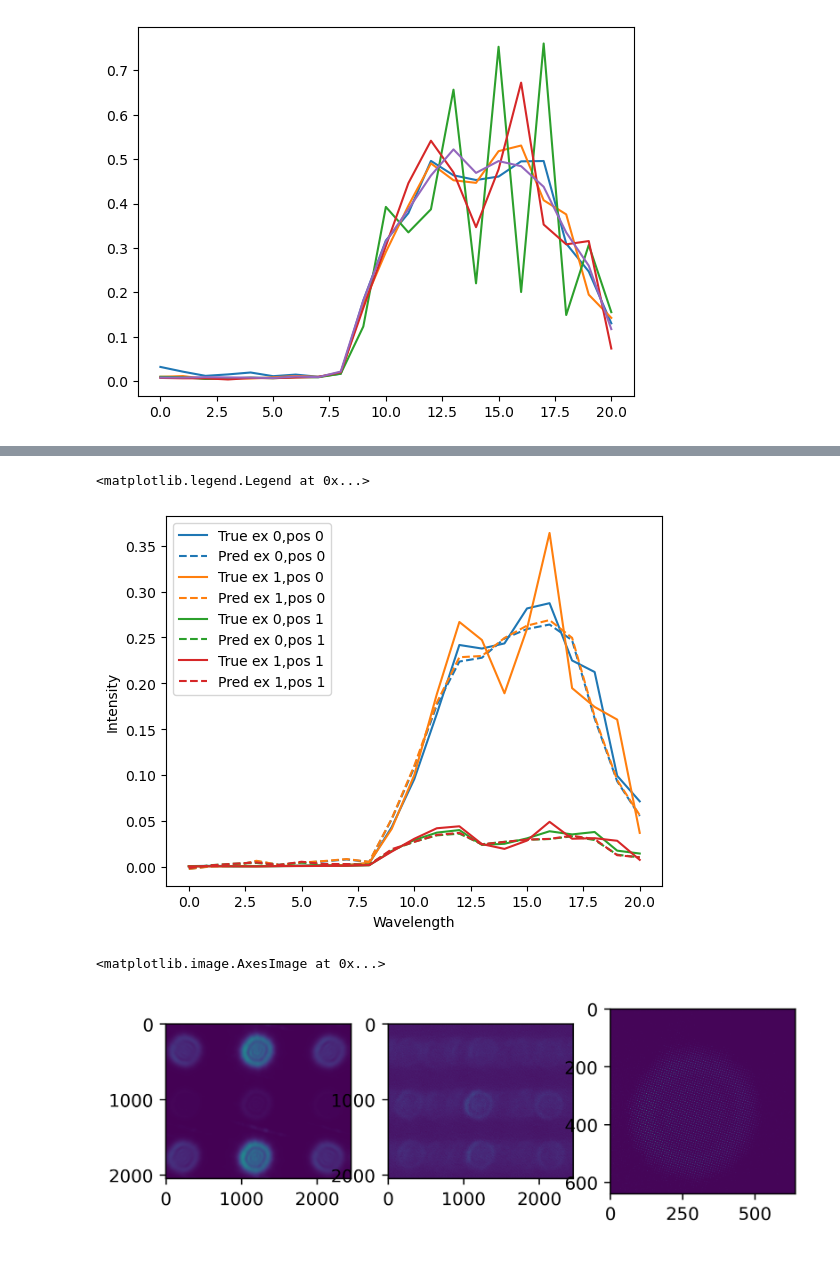
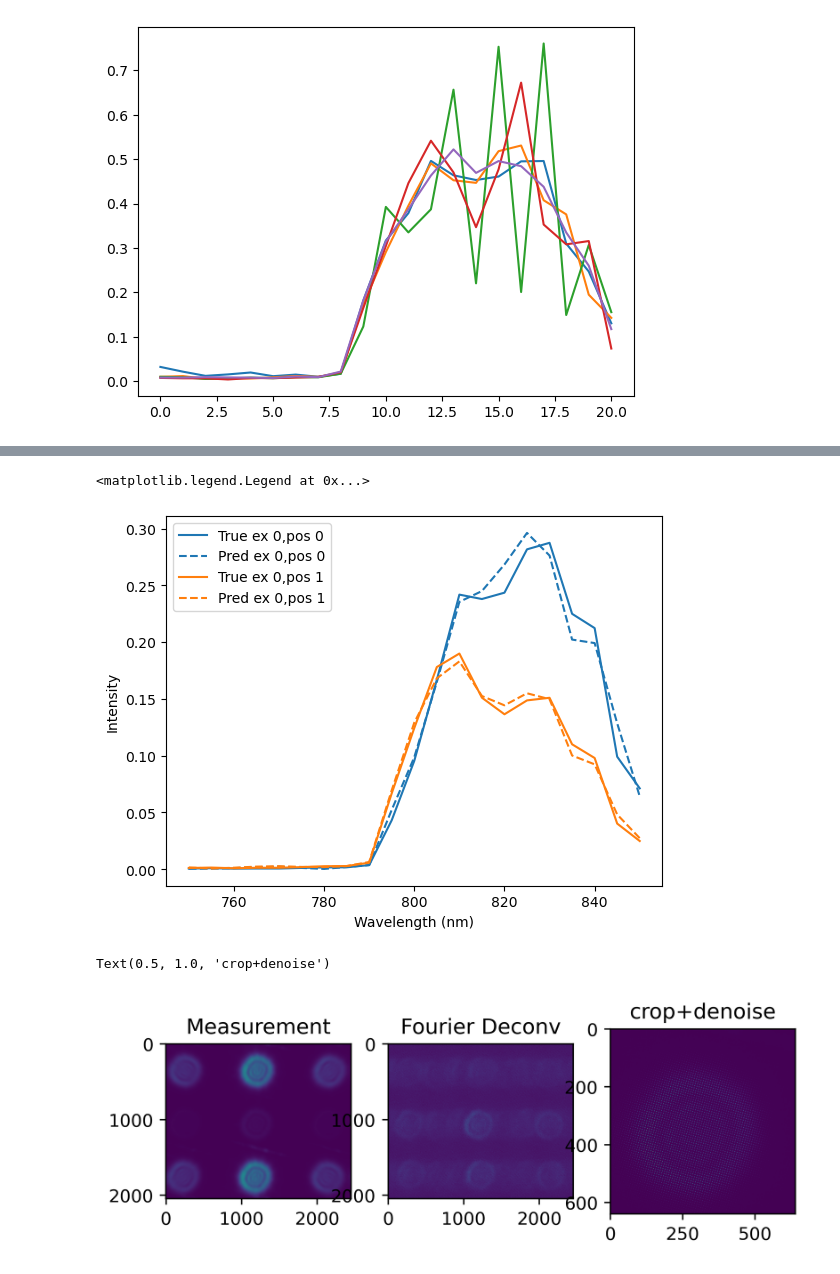
Before and after one commit to sunnyhoward/SCI, a Jupyter notebook: models/train_model.ipynb, the cells around one changed output, grey strips where cells are left out. Drawn from its saved outputs; the diff is of its cells as text; code cells hidden in the pictures.

```diff
--- a/models/train_model.ipynb
+++ b/models/train_model.ipynb
@@ -107,3 +88,7 @@ Text(0, 0.5, 'log10(MSE)')
+# %%
+model = fourier_denoiser(mask=mask, kernel=kernel).to('cuda')
+model.load_state_dict(torch.load('fourier_denoiser_b')); #trained on all data.
+model.eval();
 # %%
 # %%timeit
 
@@ -126,25 +121,28 @@ ax[3].imshow(y[0,10,coords[0]-boxsize:coords[0]+boxsize+1,coords[1]-boxsize:coor
 # %%
+wls = np.linspace(750,850,21)
+
 fig = plt.figure()
 ax = fig.add_subplot(111)
 j=0
+
+coords = [coords1,coords2]
+
 for i in range(2):
-    # for j in range(2):
-    for j in range(2):
-        line, = ax.plot(y[j,:,coords[0]+i,coords[1]].cpu().detach().numpy(),label=   f'True ex {j},pos {i}')
-        ax.plot(y_pred[j,:,coords[0]+i,coords[1]].cpu().detach().numpy(),color = line.get_color(),linestyle='--',label=   f'Pred ex {j},pos {i}')
+        line, = ax.plot(wls,y[j,:,coords[i][0]+i,coords[i][1]].cpu().detach().numpy(),label=   f'True ex {j},pos {i}')
+        ax.plot(wls,y_pred[j,:,coords[i][0]+i,coords[i][1]].cpu().detach().numpy(),color = line.get_color(),linestyle='--',label=   f'Pred ex {j},pos {i}')
 
 
-ax.set_xlabel('Wavelength')
+ax.set_xlabel('Wavelength (nm)')
 ax.set_ylabel('Intensity')
 plt.legend()
 # %% [output]
 <matplotlib.legend.Legend at 0x...>
-[figure, old version]
+[figure, new version]
 # %%
 fig,ax = plt.subplots(1,3,dpi=400)
-ax[0].imshow(x[0].cpu().detach().numpy())
-ax[1].imshow(model.data_term(x)[0,10].cpu().detach().numpy())
-ax[2].imshow(model(x)[0,10].cpu().detach().numpy())
+ax[0].imshow(x[0].cpu().detach().numpy()); ax[0].set_title('Measurement')
+ax[1].imshow(model.data_term(x)[0,10].cpu().detach().numpy()); ax[1].set_title('Fourier Deconv')
+ax[2].imshow(model(x)[0,10].cpu().detach().numpy()); ax[2].set_title('crop+denoise')
 # %% [output]
-<matplotlib.image.AxesImage at 0x...>
+Text(0.5, 1.0, 'crop+denoise')
-[figure, old version]
+[figure, new version]
```
Also changed, not shown: parts of 13 cells of this notebook, 6 other files.
